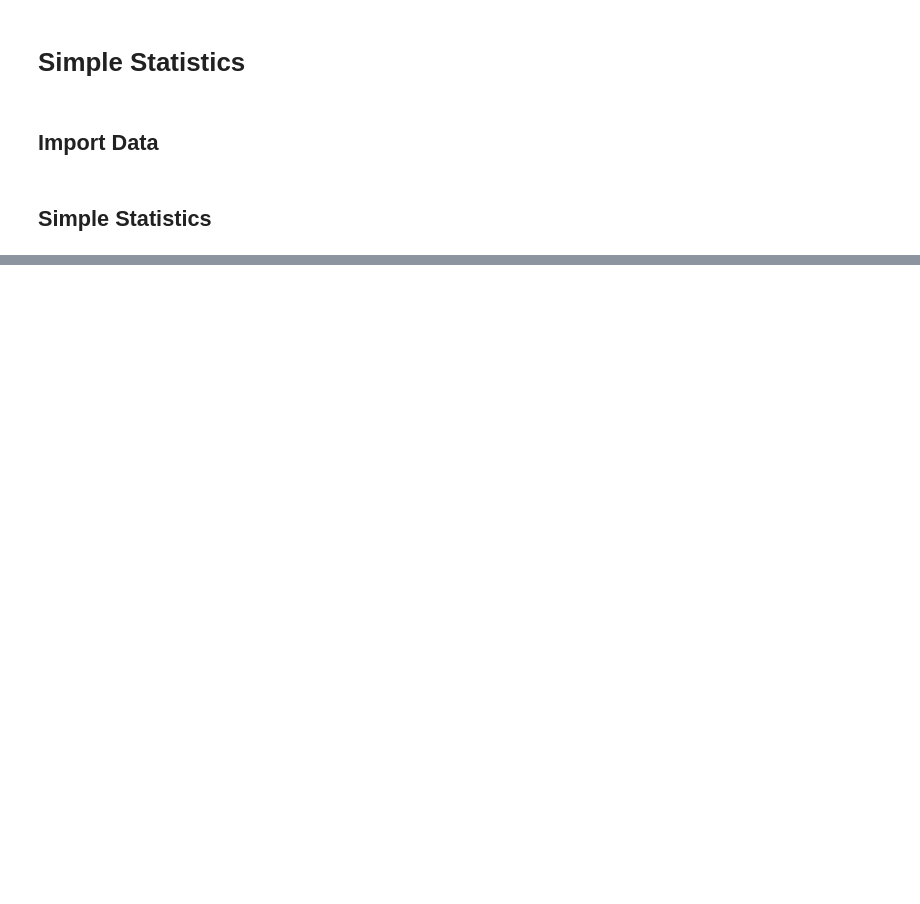
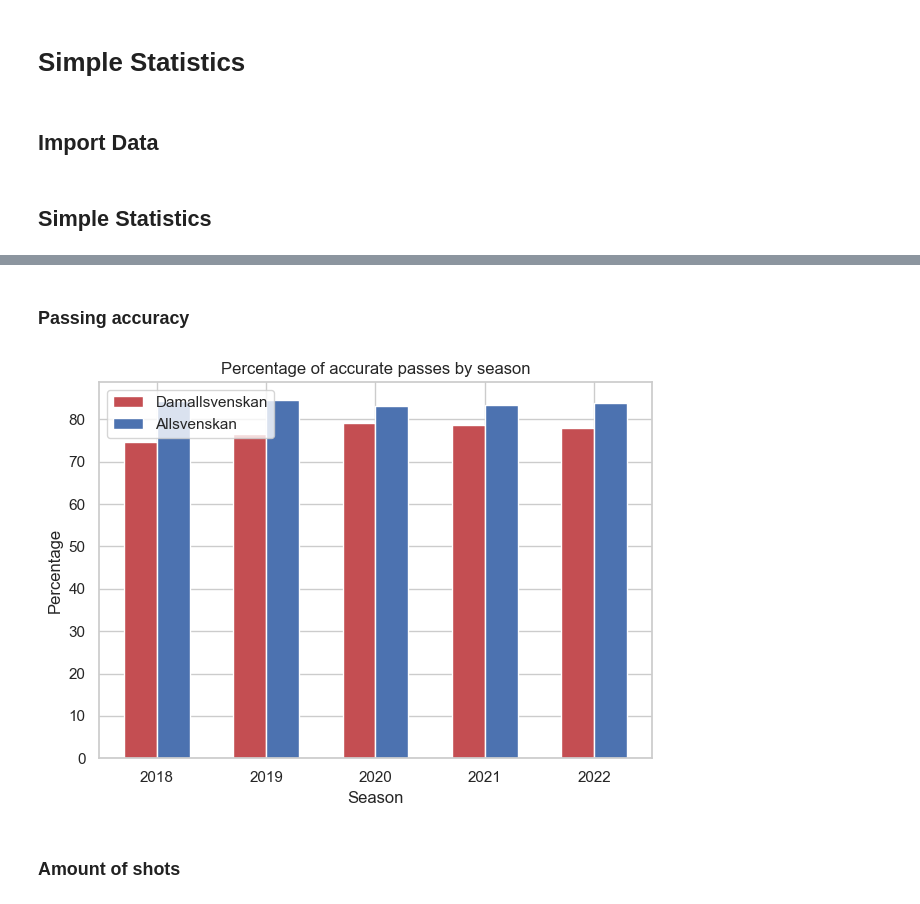
Before and after one commit to G4din/Examensarbete-PlaymakerAI, a Jupyter notebook: simple_stats.ipynb, the cells around one changed output, grey strips where cells are left out. Cells and saved outputs as stored; diff of their text form; code cells hidden in the pictures; blank space fills up the shorter version.

```diff
--- a/simple_stats.ipynb
+++ b/simple_stats.ipynb
@@ -90,0 +94,79 @@ plt.show()
+# %% [markdown]
+### Passing accuracy
+# %%
+# Count the number of accurate passes and inaccurate passes for all teams for each season
+
+pass_count_damallsvenskan2018 = damallsvenskan2018_df[damallsvenskan2018_df['action'] == 'Pass accurate'].shape[0] + damallsvenskan2018_df[damallsvenskan2018_df['action'] == 'Pass inaccurate'].shape[0]
+pass_count_allsvenskan2018 = allsvenskan2018_df[allsvenskan2018_df['action'] == 'Pass accurate'].shape[0] + allsvenskan2018_df[allsvenskan2018_df['action'] == 'Pass inaccurate'].shape[0]
+acc_pass_count_damallsvenskan2018 =  damallsvenskan2018_df[damallsvenskan2018_df['action'] == 'Pass accurate'].shape[0]
+acc_pass_count_allsvenskan2018 = allsvenskan2018_df[allsvenskan2018_df['action'] == 'Pass accurate'].shape[0]
+
+pass_count_damallsvenskan2019 = damallsvenskan2019_df[damallsvenskan2019_df['action'] == 'Pass accurate'].shape[0] + damallsvenskan2019_df[damallsvenskan2019_df['action'] == 'Pass inaccurate'].shape[0]
+pass_count_allsvenskan2019 = allsvenskan2019_df[allsvenskan2019_df['action'] == 'Pass accurate'].shape[0] + allsvenskan2019_df[allsvenskan2019_df['action'] == 'Pass inaccurate'].shape[0]
+acc_pass_count_damallsvenskan2019 =  damallsvenskan2019_df[damallsvenskan2019_df['action'] == 'Pass accurate'].shape[0]
+acc_pass_count_allsvenskan2019 = allsvenskan2019_df[allsvenskan2019_df['action'] == 'Pass accurate'].shape[0]
+
+pass_count_damallsvenskan2020 = damallsvenskan2020_df[damallsvenskan2020_df['action'] == 'Pass accurate'].shape[0] + damallsvenskan2020_df[damallsvenskan2020_df['action'] == 'Pass inaccurate'].shape[0]
+pass_count_allsvenskan2020 = allsvenskan2020_df[allsvenskan2020_df['action'] == 'Pass accurate'].shape[0] + allsvenskan2020_df[allsvenskan2020_df['action'] == 'Pass inaccurate'].shape[0]
+acc_pass_count_damallsvenskan2020 =  damallsvenskan2020_df[damallsvenskan2020_df['action'] == 'Pass accurate'].shape[0]
+acc_pass_count_allsvenskan2020 = allsvenskan2020_df[allsvenskan2020_df['action'] == 'Pass accurate'].shape[0]
+
+pass_count_damallsvenskan2021 = damallsvenskan2021_df[damallsvenskan2021_df['action'] == 'Pass accurate'].shape[0] + damallsvenskan2021_df[damallsvenskan2021_df['action'] == 'Pass inaccurate'].shape[0]
+pass_count_allsvenskan2021 = allsvenskan2021_df[allsvenskan2021_df['action'] == 'Pass accurate'].shape[0] + allsvenskan2021_df[allsvenskan2021_df['action'] == 'Pass inaccurate'].shape[0]
+acc_pass_count_damallsvenskan2021 =  damallsvenskan2021_df[damallsvenskan2021_df['action'] == 'Pass accurate'].shape[0]
+acc_pass_count_allsvenskan2021 = allsvenskan2021_df[allsvenskan2021_df['action'] == 'Pass accurate'].shape[0]
+
+pass_count_damallsvenskan2022 = damallsvenskan2022_df[damallsvenskan2022_df['action'] == 'Pass accurate'].shape[0] + damallsvenskan2022_df[damallsvenskan2022_df['action'] == 'Pass inaccurate'].shape[0]
+pass_count_allsvenskan2022 = allsvenskan2022_df[allsvenskan2022_df['action'] == 'Pass accurate'].shape[0] + allsvenskan2022_df[allsvenskan2022_df['action'] == 'Pass inaccurate'].shape[0]
+acc_pass_count_damallsvenskan2022 =  damallsvenskan2022_df[damallsvenskan2022_df['action'] == 'Pass accurate'].shape[0]
+acc_pass_count_allsvenskan2022 = allsvenskan2022_df[allsvenskan2022_df['action'] == 'Pass accurate'].shape[0]
+
+# Calculate the percentage for each season
+percentage_damallsvenskan2018 = acc_pass_count_damallsvenskan2018 / pass_count_damallsvenskan2018 * 100
+percentage_allsvenskan2018 = acc_pass_count_allsvenskan2018 / pass_count_allsvenskan2018 * 100
+
+percentage_damallsvenskan2019 = acc_pass_count_damallsvenskan2019 / pass_count_damallsvenskan2019 * 100
+percentage_allsvenskan2019 = acc_pass_count_allsvenskan2019 / pass_count_allsvenskan2019 * 100
+
+percentage_damallsvenskan2020 = acc_pass_count_damallsvenskan2020 / pass_count_damallsvenskan2020 * 100
+percentage_allsvenskan2020 = acc_pass_count_allsvenskan2020 / pass_count_allsvenskan2020 * 100
+
+percentage_damallsvenskan2021 = acc_pass_count_damallsvenskan2021 / pass_count_damallsvenskan2021 * 100
+percentage_allsvenskan2021 = acc_pass_count_allsvenskan2021 / pass_count_allsvenskan2021 * 100
+
+percentage_damallsvenskan2022 = acc_pass_count_damallsvenskan2022 / pass_count_damallsvenskan2022 * 100
+percentage_allsvenskan2022 = acc_pass_count_allsvenskan2022 / pass_count_allsvenskan2022 * 100
+
+# Data to plot
+n_groups = 5
+damallsvenskan = (percentage_damallsvenskan2018, percentage_damallsvenskan2019, percentage_damallsvenskan2020, percentage_damallsvenskan2021, percentage_damallsvenskan2022)
+allsvenskan = (percentage_allsvenskan2018, percentage_allsvenskan2019, percentage_allsvenskan2020, percentage_allsvenskan2021, percentage_allsvenskan2022)
+
+# Create plot
+sns.set_style("whitegrid")
+fig, ax = plt.subplots()
+index = np.arange(n_groups)
+bar_width = 0.3
+opacity = 1
+
+rects1 = plt.bar(index, damallsvenskan, bar_width,
+                alpha=opacity,
+                color='r',
+                label='Damallsvenskan')
+
+rects2 = plt.bar(index + bar_width, allsvenskan, bar_width,
+                alpha=opacity,
+                color='b',
+                label='Allsvenskan')
+
+plt.xlabel('Season')
+plt.ylabel('Percentage')
+plt.title('Percentage of accurate passes by season')
+plt.xticks(index + bar_width / 2, ('2018', '2019', '2020', '2021', '2022'))  # Adjusted here
+plt.legend()
+plt.tight_layout()
+plt.show()
+# %% [output]
+[figure, added]
+# %% [markdown]
+### Amount of shots
```
Also changed, not shown: parts of 5 cells of this notebook, 1 other file.
